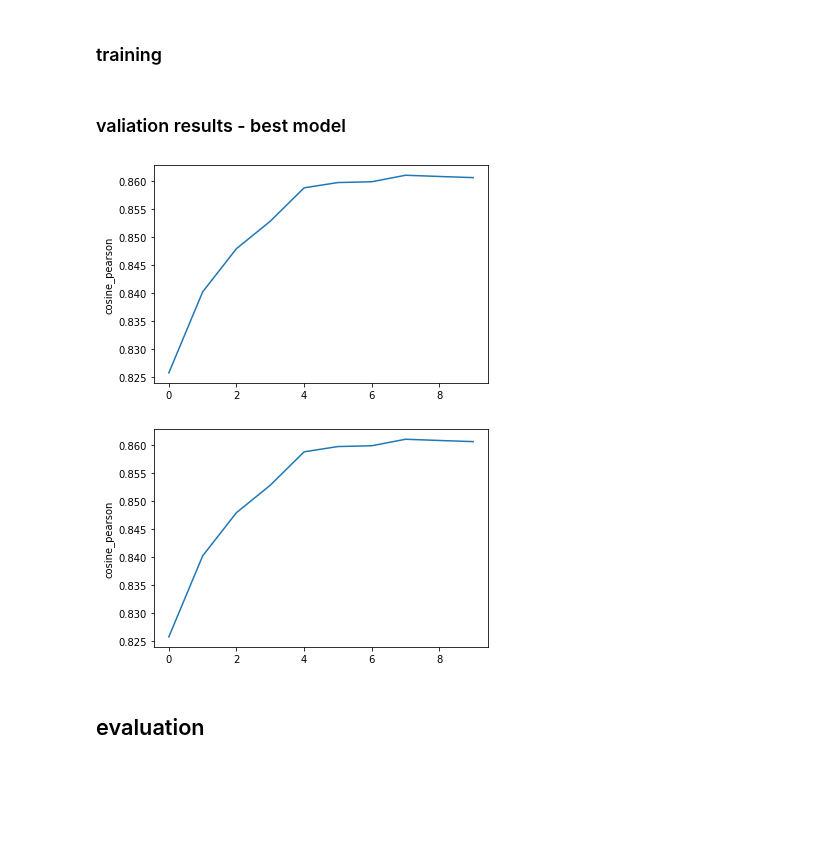
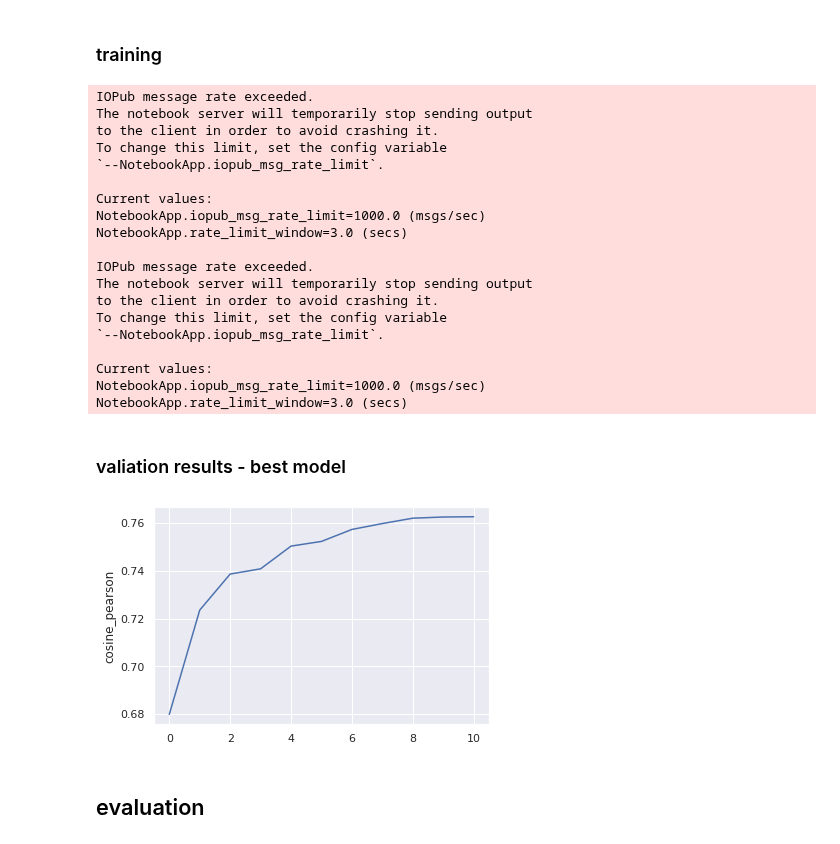
Before and after one commit to navidmdn/identity_embedding, a Jupyter notebook: pi2v.ipynb, the cells around one changed output. Saved outputs shown, nothing was run; the diff lists cells and outputs as text; code cells hidden in the pictures; blank space fills up the shorter version.

```diff
--- a/pi2v.ipynb
+++ b/pi2v.ipynb
@@ -892,31 +891,50 @@ SentenceTransformer(
 # %% [markdown]
 ### training
 # %%
-output_model_path = f'models/distilroberta-{dataset}-freq{freq}'
+output_model_path = f'models/distilroberta-{dataset}-freq{freq}-10p'
 
 model.fit(train_objectives=[(train_dataloader, train_loss)],
           evaluator=evaluator,
-          epochs=10,
+          epochs=1,
           evaluation_steps=5000,
           warmup_steps=5000,
           output_path=output_model_path)
+# %% [output]
+IOPub message rate exceeded.
+The notebook server will temporarily stop sending output
+to the client in order to avoid crashing it.
+To change this limit, set the config variable
+`--NotebookApp.iopub_msg_rate_limit`.
+
+Current values:
+NotebookApp.iopub_msg_rate_limit=1000.0 (msgs/sec)
+NotebookApp.rate_limit_window=3.0 (secs)
+
+IOPub message rate exceeded.
+The notebook server will temporarily stop sending output
+to the client in order to avoid crashing it.
+To change this limit, set the config variable
+`--NotebookApp.iopub_msg_rate_limit`.
+
+Current values:
+NotebookApp.iopub_msg_rate_limit=1000.0 (msgs/sec)
+NotebookApp.rate_limit_window=3.0 (secs)
 # %% [markdown]
 ### valiation results - best model
 # %%
 import seaborn as sns
 import pandas as pd
 import matplotlib.pyplot as plt
 
-twitter_valid = pd.read_csv(f'models/distilroberta-{dataset}-freq{freq}/eval/similarity_evaluation_results.csv')
-wiki_valid = pd.read_csv(f'models/distilroberta-{dataset}-freq{freq}/eval/similarity_evaluation_results.csv')
+twitter_valid = pd.read_csv(f'models/distilroberta-{dataset}-freq{freq}-10p/eval/similarity_evaluation_results.csv')
+# wiki_valid = pd.read_csv(f'models/distilroberta-{dataset}-freq{freq}/eval/similarity_evaluation_results.csv')
 
 sns.lineplot(x=range(len(twitter_valid)), y=twitter_valid['cosine_pearson'])
 plt.show()
-sns.lineplot(x=range(len(wiki_valid)), y=wiki_valid['cosine_pearson'])
-plt.show()
+# sns.lineplot(x=range(len(wiki_valid)), y=wiki_valid['cosine_pearson'])
+# plt.show()
 # %% [output]
-[figure, old version]
+[figure, new version]
-[figure, removed]
 # %% [markdown]
 ## evaluation
 # %% [markdown]
```
Also changed, not shown: parts of 102 cells of this notebook.
